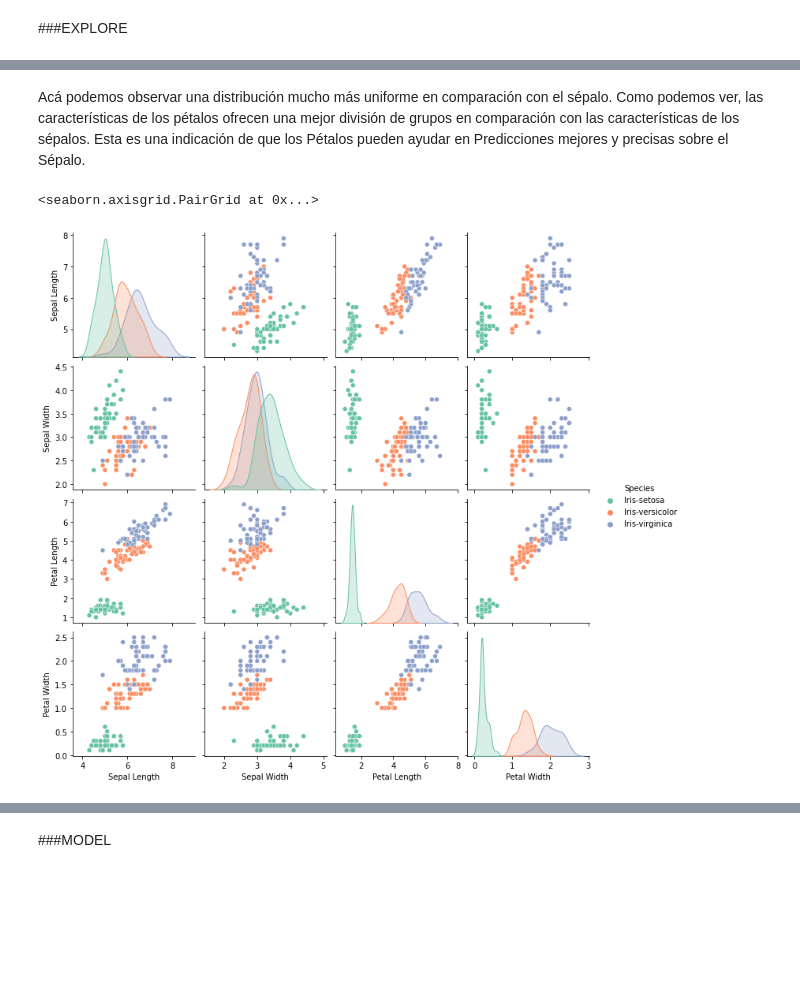
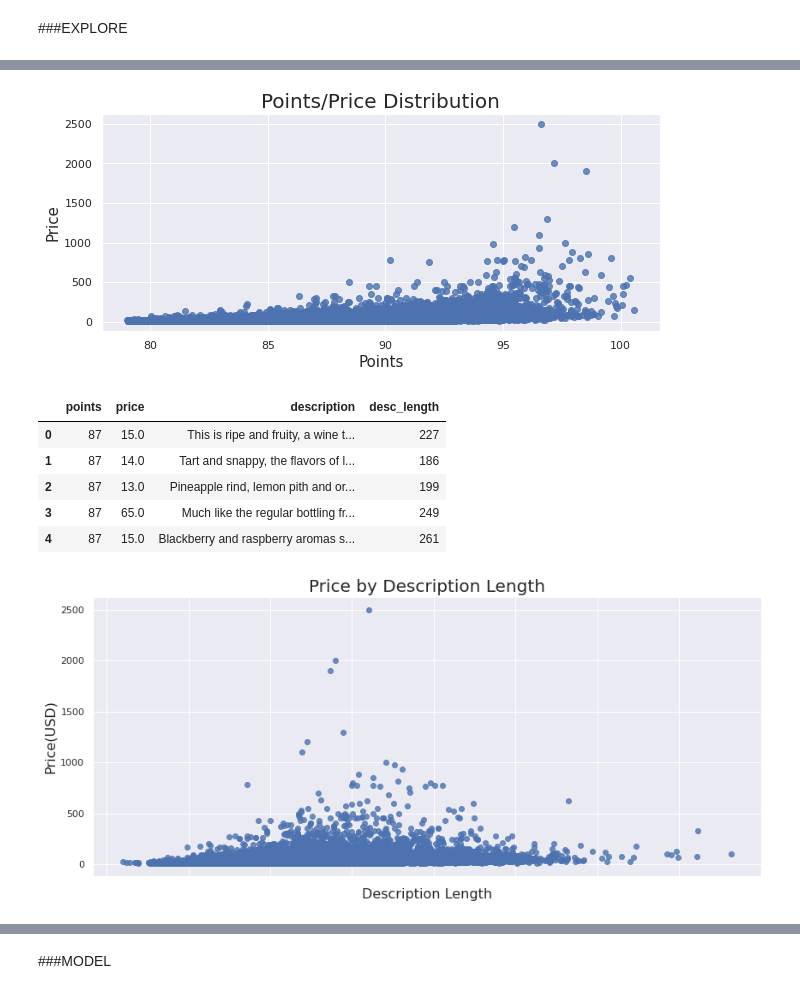
Before and after one commit to castudil/Machine-Learning, a Jupyter notebook: Proyecto Final ML/ Entrega 04 - Model/ Entrega_04_Model_Iris.ipynb, the cells around one changed output, grey strips where cells are left out. Saved outputs shown, nothing was run; the diff lists cells and outputs as text; code cells hidden in the pictures; blank space fills up the shorter version.

```diff
--- a/Proyecto Final ML/ Entrega 04 - Model/ Entrega_04_Model_Iris.ipynb
+++ b/Proyecto Final ML/ Entrega 04 - Model/ Entrega_04_Model_Iris.ipynb
@@ -52,0 +5,25 @@ array(['Iris-setosa', 'Iris-versicolor', 'Iris-virginica'], dtype=object)
+# %%
+# Imports
+# Data import and manipulation
+import pandas as pd
+
+# Math
+import numpy as np
+# Seeding the whole notebook (although in general I also always set my random
+# state manually when it is an option)
+np.random.seed(543)
+
+# Some statistics, including some checks for normality and skew
+from scipy import stats
+from scipy.stats import norm, skew
+
+# Create a train-test split, so we reserve some data for testing
+from sklearn.model_selection import train_test_split
+
+# Visualization
+import matplotlib.pyplot as plt
+%matplotlib inline
+# Prettier visualizations
+import seaborn as sns
+# Sets the default style for seaborn, adding the nice darkgrid background
+sns.set()
@@ -75,0 +132,4 @@ dtype: int64
+# %%
+#Reduzca los datos a mis dos características de interés y la variable de destino, datos limpios
+winedf = winedf[['points', 'price', 'description']].copy()
+winedf = winedf.dropna().reset_index(drop=True)
@@ -108,8 +148,35 @@ plt.show()
-# %% [markdown]
-Acá podemos observar una distribución mucho más uniforme en comparación con el sépalo. Como podemos ver, las características de los pétalos ofrecen una mejor división de grupos en comparación con las características de los sépalos. Esta es una indicación de que los Pétalos pueden ayudar en Predicciones mejores y precisas sobre el Sépalo.
-# %%
-#Visualizar las similitudes y diferencias entre las especies
-sns.pairplot(data=iris, hue='Species', palette='Set2')
-# %% [output]
-<seaborn.axisgrid.PairGrid at 0x...>
-[figure, removed]
+# %%
+#Algunos valores atípicos a tener en cuenta
+plt.figure(figsize=(10,4))
+
+g = sns.regplot(x='points', y='price', data=winedf, x_jitter=True, fit_reg=False)
+g.set_title("Points/Price Distribution", fontsize=20)
+g.set_xlabel("Points", fontsize= 15)
+g.set_ylabel("Price", fontsize= 15)
+
+plt.show()
+# %% [output]
+[figure, added]
+# %%
+#Crea una nueva columna que se usará en el modelado
+#obteniendo el recuento de palabras de cada descripción de vino como una variable
+winedf2 = winedf.assign(desc_length = winedf['description'].apply(len))
+winedf2.head()
+# %% [output]
+|  | points | price | description | desc_length |
+| 0 | 87 | 15.0 | This is ripe and fruity, a wine t... | 227 |
+| 1 | 87 | 14.0 | Tart and snappy, the flavors of l... | 186 |
+| 2 | 87 | 13.0 | Pineapple rind, lemon pith and or... | 199 |
+| 3 | 87 | 65.0 | Much like the regular bottling fr... | 249 |
+| 4 | 87 | 15.0 | Blackberry and raspberry aromas s... | 261 |
+# %%
+# Comparar Descripción Longitud con Precio
+plt.figure(figsize=(14,6))
+g = sns.regplot(x='desc_length', y='price', data=winedf2, fit_reg=False)
+g.set_title('Price by Description Length', fontsize=20)
+g.set_ylabel('Price(USD)', fontsize = 16)
+g.set_xlabel('Description Length', fontsize = 16)
+g.set_xticklabels(g.get_xticklabels(),rotation=45)
+plt.show()
+# %% [output]
+[figure, added]
```
Also changed, not shown: parts of 81 cells of this notebook.
